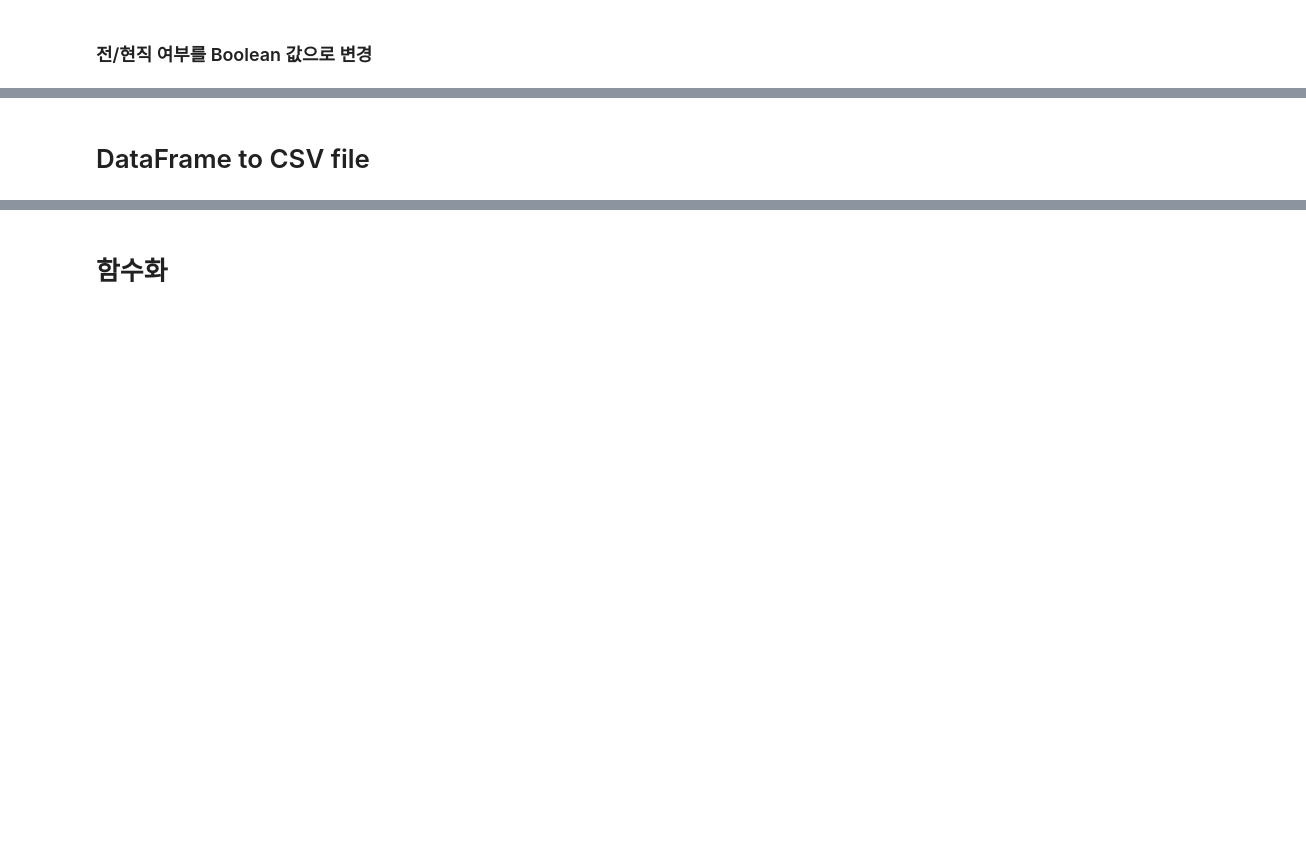
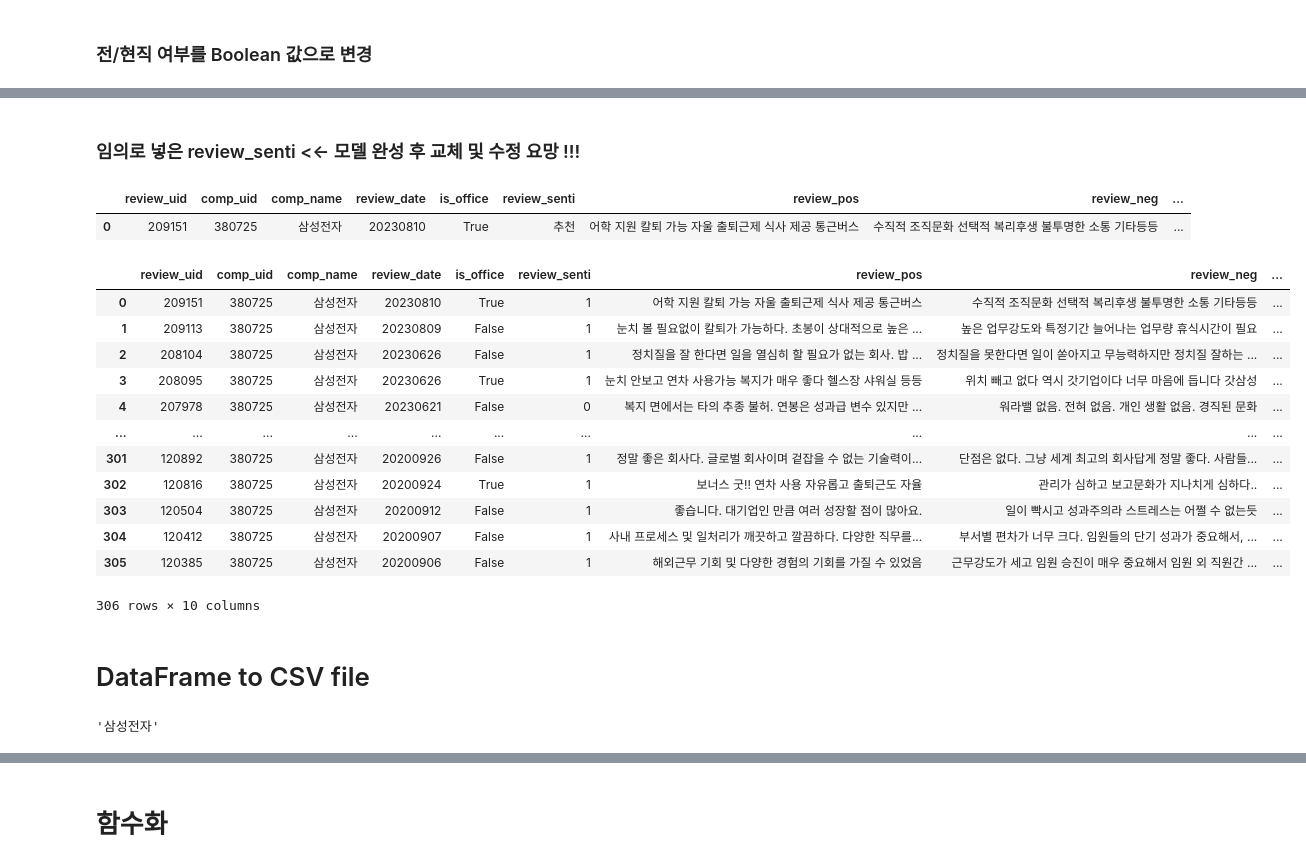
Before and after one commit to parking-place/EZPZ_Project, a Jupyter notebook: modules/crawlers/reviews/new_catch.ipynb, the cells around one changed output, grey strips where cells are left out. Cells and saved outputs as stored; diff of their text form; code cells hidden in the pictures; blank space fills up the shorter version.

Commit message:
modified:   modules/crawlers/reviews/new_catch.ipynb 	new file:   modules/crawlers/reviews/new_catch.py

```diff
--- a/modules/crawlers/reviews/new_catch.ipynb
+++ b/modules/crawlers/reviews/new_catch.ipynb
@@ -79,7 +164,7 @@ df
 rv = []
 
 for p_num in range(1, 52) :
-    url = f'https://www.catch.co.kr/api/v1.0/comp/reviewInfo/{comp_id}/commentList?currentPage={p_num}&pageSize=4&isNew=false&employType=1&isEmploy=true&jobCode='
+    url = f'https://www.catch.co.kr/api/v1.0/comp/reviewInfo/{comp_id}/commentList?currentPage={p_num}&pageSize=4&isNew=false&employType=1&isEmploy=false&jobCode='
     rv.append(requests.get(url).json()['reviewList'])
 
 
@@ -87,7 +172,9 @@ data = list(itertools.chain.from_iterable(rv))
 df = pd.DataFrame(data)
 
 
-df.drop(['CI', 'Gender2', 'Answer', 'UsefulY', 'CareerYearYN',  'MyUsefulY', 'MyOpinion', 'Keyword1', 'Keyword2', 'Keyword3', 'Keyword1YN', 'Keyword2YN', 'Keyword3YN', 'Area'], axis=1, inplace=True)
+df.drop(['CI', 'Gender2', 'EmployType', 'NewOld', 'Answer', 'UsefulY', 'CareerYear', 'CareerYearYN',  'MyUsefulY',
+            'MyOpinion', 'CareerYear', 'Keyword1', 'Keyword2', 'Keyword3', 'Keyword1YN', 'Keyword2YN', 'Keyword3YN', 'Area'],
+            axis=1, inplace=True)
 df['Good'] = df['Good'].apply(lambda x: re.sub(r'\s+', ' ', re.sub(r'\n+', ' ', x)).strip())
 df['Bad'] = df['Bad'].apply(lambda x: re.sub(r'\s+', ' ', re.sub(r'\n+', ' ', x)).strip())
 df['RegDate'] = df['RegDate'].apply(lambda x: re.sub(r'[^0-9]', '', x)[:8].strip())
@@ -114,4 +219,5 @@ comp_id
 # %%
+# 위에서 받아온 comp_id를 가지고 데이터 받아와서 데이터프레임으로 만들기
 
 try :
     # comp_id = 380725
@@ -131,12 +237,13 @@ try :
             break
 
 
-    data = list(itertools.chain.from_iterable(rv))
+    data = list(itertools.chain.from_iterable(rv))      # = 리스트 컴프리헨션
     df = pd.DataFrame(data)
 
-    df.drop(['CI', 'Gender2', 'Answer', 'UsefulY', 'CareerYearYN',  'MyUsefulY', 'MyOpinion',
-            'Keyword1', 'Keyword2', 'Keyword3', 'Keyword1YN', 'Keyword2YN', 'Keyword3YN', 'Area'],
-            axis=1, inplace=True)
+
+    df.drop(['CI', 'Gender2', 'EmployType', 'NewOld', 'Answer', 'UsefulY', 'CareerYear', 'CareerYearYN',  'MyUsefulY',
+                'MyOpinion', 'CareerYear', 'Keyword1', 'Keyword2', 'Keyword3', 'Keyword1YN', 'Keyword2YN', 'Keyword3YN', 'Area'],
+                axis=1, inplace=True)
     df['Good'] = df['Good'].apply(lambda x: re.sub(r'\s+', ' ', re.sub(r'\n+', ' ', x)).strip())
     df['Bad'] = df['Bad'].apply(lambda x: re.sub(r'\s+', ' ', re.sub(r'\n+', ' ', x)).strip())
     df['RegDate'] = df['RegDate'].apply(lambda x: re.sub(r'[^0-9]', '', x)[:8].strip())
@@ -157,12 +282,14 @@ df.columns
 # %%
 df.rename(columns=
-          {'CompName':'comp_name',
-           'RegDate':'review_date',
-           'EmployText':'is_office',
-           'Good':'review_pos',
-           'Bad':'review_neg',
-           'MyStarScore':'review_rate',
-           'JobName':'position'
-           }, inplace=True)
+            {'idx':'review_uid',
+            'CompID':'comp_uid',
+            'CompName':'comp_name',
+            'RegDate':'review_date',
+            'EmployText':'is_office',
+            'Good':'review_pos',
+            'Bad':'review_neg',
+            'MyStarScore':'review_rate',
+            'JobName':'position'},
+            inplace=True)
 
-df
+df.head(1)
@@ -179,7 +334,36 @@ df['is_office']
+# %% [markdown]
+### 임의로 넣은 review_senti    <<- 모델 완성 후 교체 및 수정 요망 !!!
+# %%
+# 컬럼명 'RecomName'을 'review_senti'로 변경    <-- Catch에서 지원하는 추천/비추천 여부
+df.rename(columns={'RecomName':'review_senti'}, inplace=True)
+df.head(1)
+# %% [output]
+|  | review_uid | comp_uid | comp_name | review_date | is_office | review_senti | review_pos | review_neg | ... |
+| 0 | 209151 | 380725 | 삼성전자 | 20230810 | True | 추천 | 어학 지원 칼퇴 가능 자울 출퇴근제 식사 제공 통근버스 | 수직적 조직문화 선택적 복리후생 불투명한 소통 기타등등 | ... |
+# %%
+# 추천/비추천 여부의 값을 1 | 0  으로 변환
+df['review_senti'] = df['review_senti'].replace(['추천', '비추'], [1, 0])
+df
+# %% [output]
+|  | review_uid | comp_uid | comp_name | review_date | is_office | review_senti | review_pos | review_neg | ... |
+| 0 | 209151 | 380725 | 삼성전자 | 20230810 | True | 1 | 어학 지원 칼퇴 가능 자울 출퇴근제 식사 제공 통근버스 | 수직적 조직문화 선택적 복리후생 불투명한 소통 기타등등 | ... |
+| 1 | 209113 | 380725 | 삼성전자 | 20230809 | False | 1 | 눈치 볼 필요없이 칼퇴가 가능하다. 초봉이 상대적으로 높은 ... | 높은 업무강도와 특정기간 늘어나는 업무량 휴식시간이 필요 | ... |
+| 2 | 208104 | 380725 | 삼성전자 | 20230626 | False | 1 | 정치질을 잘 한다면 일을 열심히 할 필요가 없는 회사. 밥 ... | 정치질을 못한다면 일이 쏟아지고 무능력하지만 정치질 잘하는 ... | ... |
+| 3 | 208095 | 380725 | 삼성전자 | 20230626 | True | 1 | 눈치 안보고 연차 사용가능 복지가 매우 좋다 헬스장 샤워실 등등 | 위치 빼고 없다 역시 갓기업이다 너무 마음에 듭니다 갓삼성 | ... |
+| 4 | 207978 | 380725 | 삼성전자 | 20230621 | False | 0 | 복지 면에서는 타의 추종 불허. 연봉은 성과급 변수 있지만 ... | 워라밸 없음. 전혀 없음. 개인 생활 없음. 경직된 문화 | ... |
+| ... | ... | ... | ... | ... | ... | ... | ... | ... | ... |
+| 301 | 120892 | 380725 | 삼성전자 | 20200926 | False | 1 | 정말 좋은 회사다. 글로벌 회사이며 겉잡을 수 없는 기술력이... | 단점은 없다. 그냥 세계 최고의 회사답게 정말 좋다. 사람들... | ... |
+| 302 | 120816 | 380725 | 삼성전자 | 20200924 | True | 1 | 보너스 굿!! 연차 사용 자유롭고 출퇴근도 자율 | 관리가 심하고 보고문화가 지나치게 심하다.. | ... |
+| 303 | 120504 | 380725 | 삼성전자 | 20200912 | False | 1 | 좋습니다. 대기업인 만큼 여러 성장할 점이 많아요. | 일이 빡시고 성과주의라 스트레스는 어쩔 수 없는듯 | ... |
+| 304 | 120412 | 380725 | 삼성전자 | 20200907 | False | 1 | 사내 프로세스 및 일처리가 깨끗하고 깔끔하다. 다양한 직무를... | 부서별 편차가 너무 크다. 임원들의 단기 성과가 중요해서, ... | ... |
+| 305 | 120385 | 380725 | 삼성전자 | 20200906 | False | 1 | 해외근무 기회 및 다양한 경험의 기회를 가질 수 있었음 | 근무강도가 세고 임원 승진이 매우 중요해서 임원 외 직원간 ... | ... |
+306 rows × 10 columns
 # %% [markdown]
 # DataFrame to CSV file
 # %%
 SAVE_PATH = r'./data/'
 # %%
-df['CompName'][0]
+df['comp_name'][0]
+# %% [output]
+'삼성전자'
 # %%
```
Also changed, not shown: parts of 38 cells of this notebook, 1 other file.
